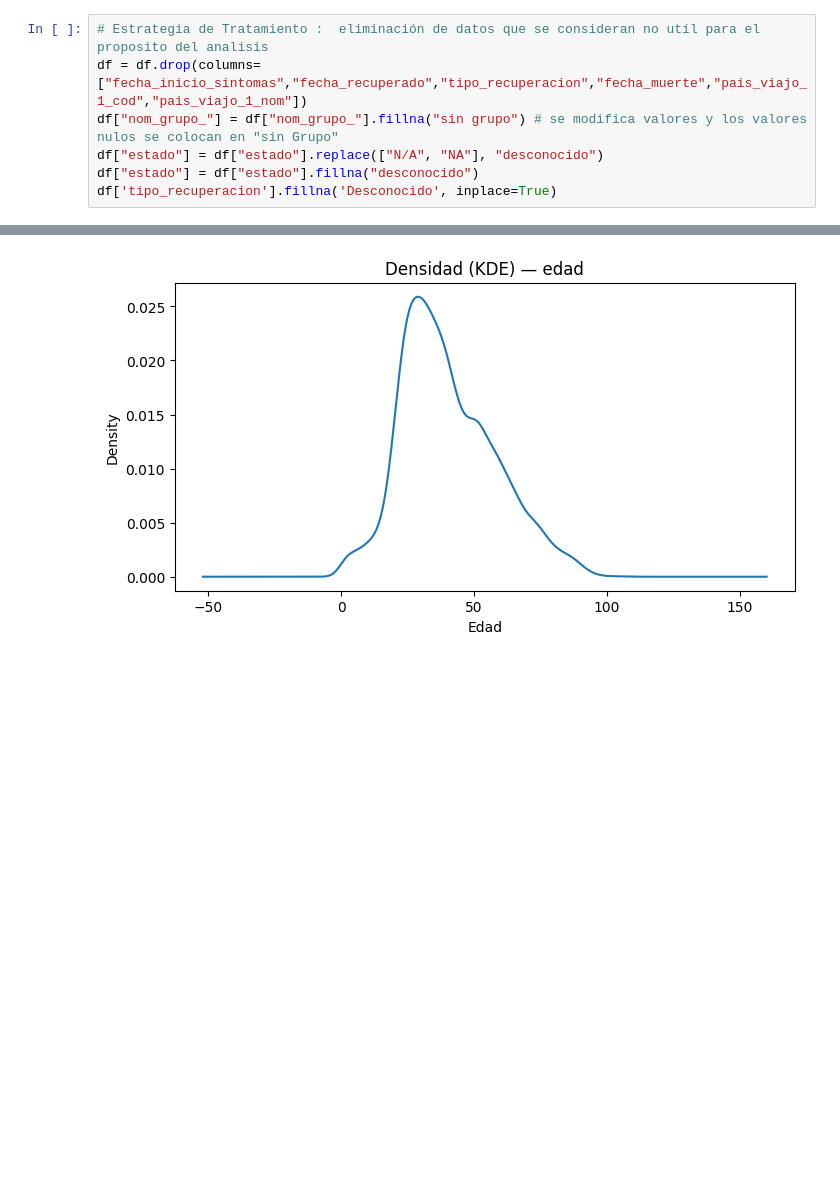
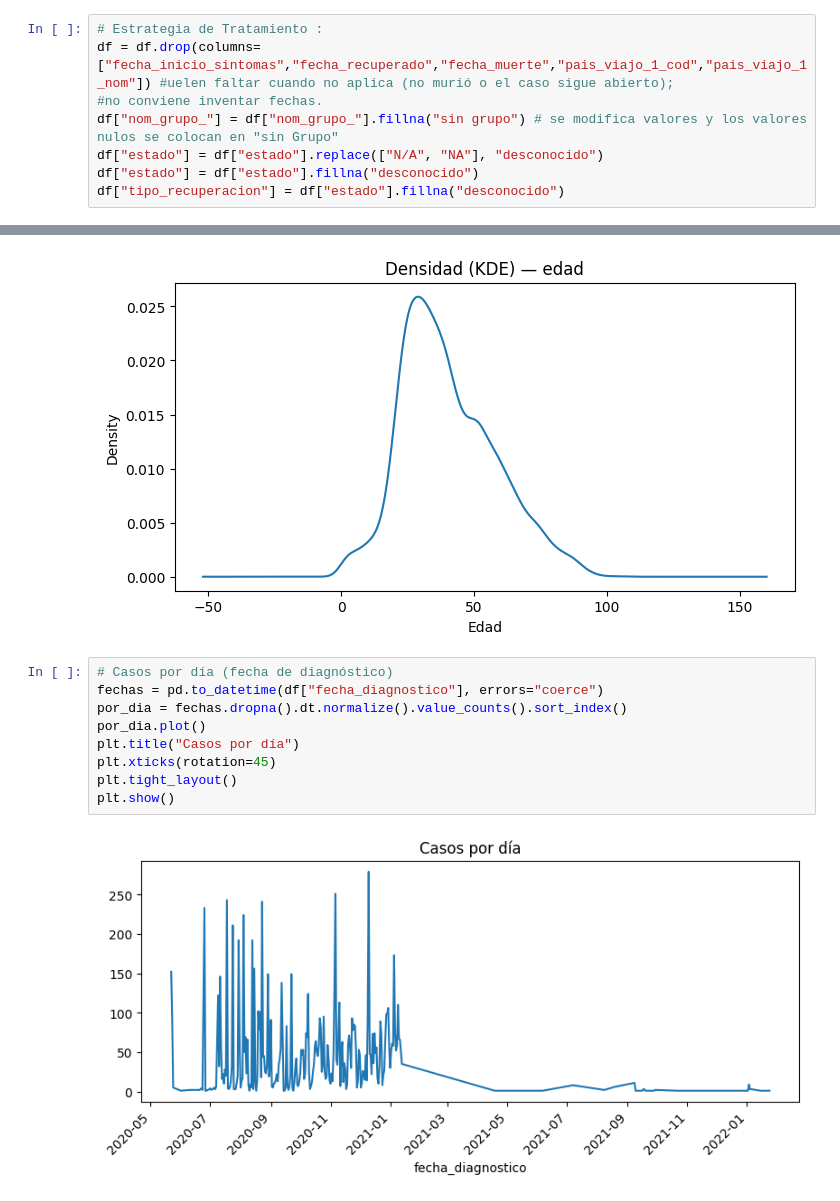
Before and after one commit to dannymateo/analisis-de-datos-parcial-2, a Jupyter notebook: Covid_19.ipynb, the cells around one changed output, grey strips where cells are left out. Saved outputs shown, nothing was run; the diff lists cells and outputs as text; blank space fills up the shorter version.

```diff
--- a/Covid_19.ipynb
+++ b/Covid_19.ipynb
@@ -78,11 +78,12 @@ tab[tab["nulos"] > 0].sort_values("nulos", ascending=False)
 | tipo_recuperacion | 337 | 3.4 |
 | fecha_diagnostico | 4 | 0.0 |
 # %%
-# Estrategia de Tratamiento :  eliminación de datos que se consideran no utíl para el proposito del analisis
-df = df.drop(columns=["fecha_inicio_sintomas","fecha_recuperado","tipo_recuperacion","fecha_muerte","pais_viajo_1_cod","pais_viajo_1_nom"])
+# Estrategia de Tratamiento :
+df = df.drop(columns=["fecha_inicio_sintomas","fecha_recuperado","fecha_muerte","pais_viajo_1_cod","pais_viajo_1_nom"]) #uelen faltar cuando no aplica (no murió o el caso sigue abierto);
+#no conviene inventar fechas.
 df["nom_grupo_"] = df["nom_grupo_"].fillna("sin grupo") # se modifica valores y los valores nulos se colocan en "sin Grupo"
 df["estado"] = df["estado"].replace(["N/A", "NA"], "desconocido")
 df["estado"] = df["estado"].fillna("desconocido")
-df['tipo_recuperacion'].fillna('Desconocido', inplace=True)
+df["tipo_recuperacion"] = df["estado"].fillna("desconocido")
 # %%
 df.head()
@@ -139,3 +142,14 @@ plt.xlabel("Edad")
 plt.show()
 # %% [output]
 [figure]
+# %%
+# Casos por día (fecha de diagnóstico)
+fechas = pd.to_datetime(df["fecha_diagnostico"], errors="coerce")
+por_dia = fechas.dropna().dt.normalize().value_counts().sort_index()
+por_dia.plot()
+plt.title("Casos por día")
+plt.xticks(rotation=45)
+plt.tight_layout()
+plt.show()
+# %% [output]
+[figure, added]
```
Also changed, not shown: parts of 7 cells of this notebook.
